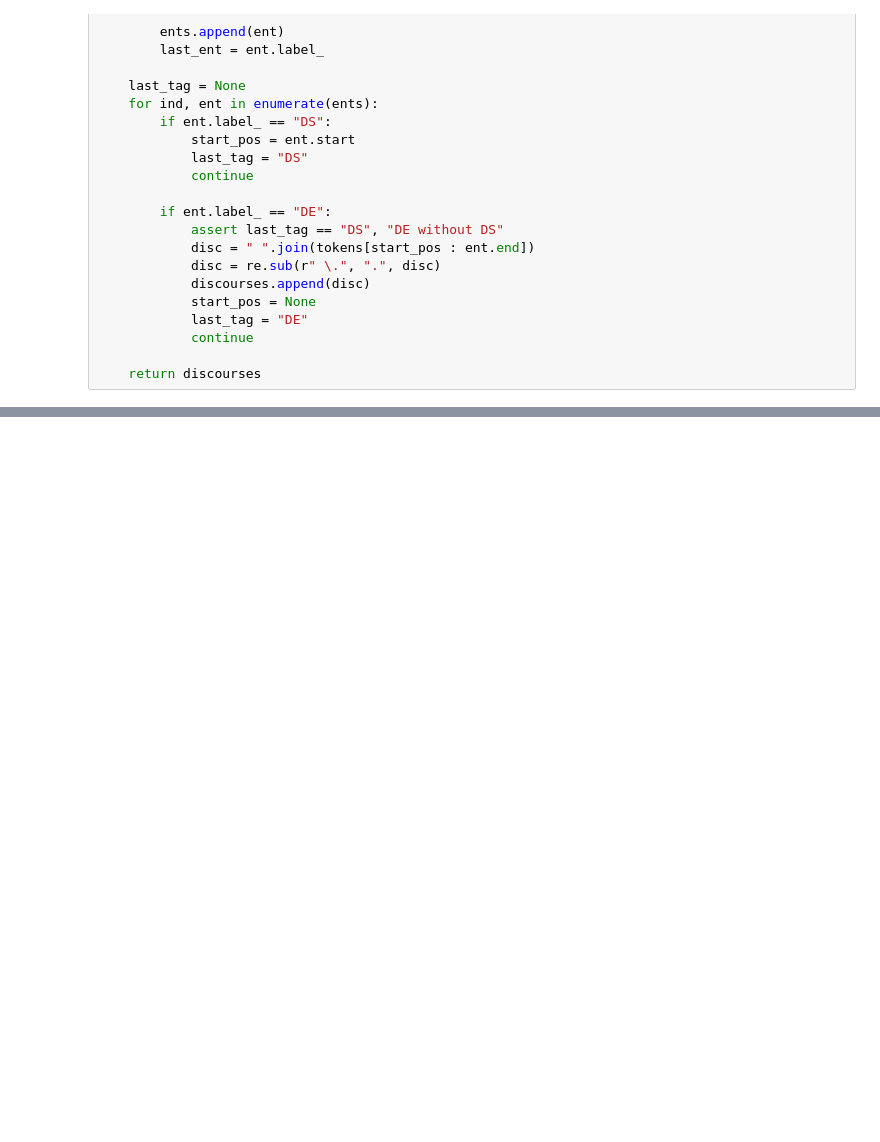
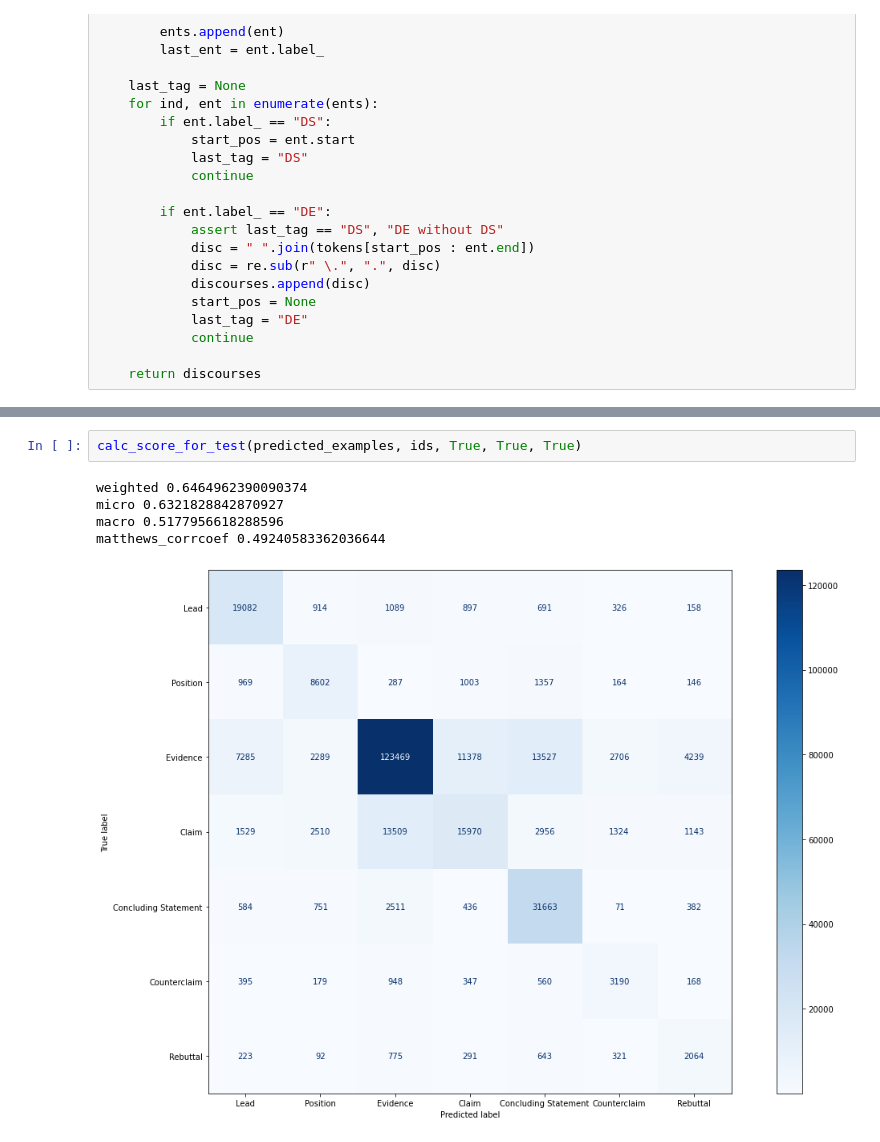
Before and after one commit to Vosloo/evaluating-student-writing, a Jupyter notebook: notebooks/NER/spacy/ner_manual_rules.ipynb, the cells around one changed output, grey strips where cells are left out. Saved outputs shown, nothing was run; the diff lists cells and outputs as text; blank space fills up the shorter version.

```diff
--- a/notebooks/NER/spacy/ner_manual_rules.ipynb
+++ b/notebooks/NER/spacy/ner_manual_rules.ipynb
@@ -553,0 +874,8 @@ for text in loader.iterate(purify_discourses=True, purify_text=True, verbose=Tru
+# %%
+calc_score_for_test(predicted_examples, ids, True, True, True)
+# %% [output]
+weighted 0.6464962390090374
+micro 0.6321828842870927
+macro 0.5177956618288596
+matthews_corrcoef 0.49240583362036644
+[figure, added]
```
Also changed, not shown: parts of 42 cells of this notebook.
